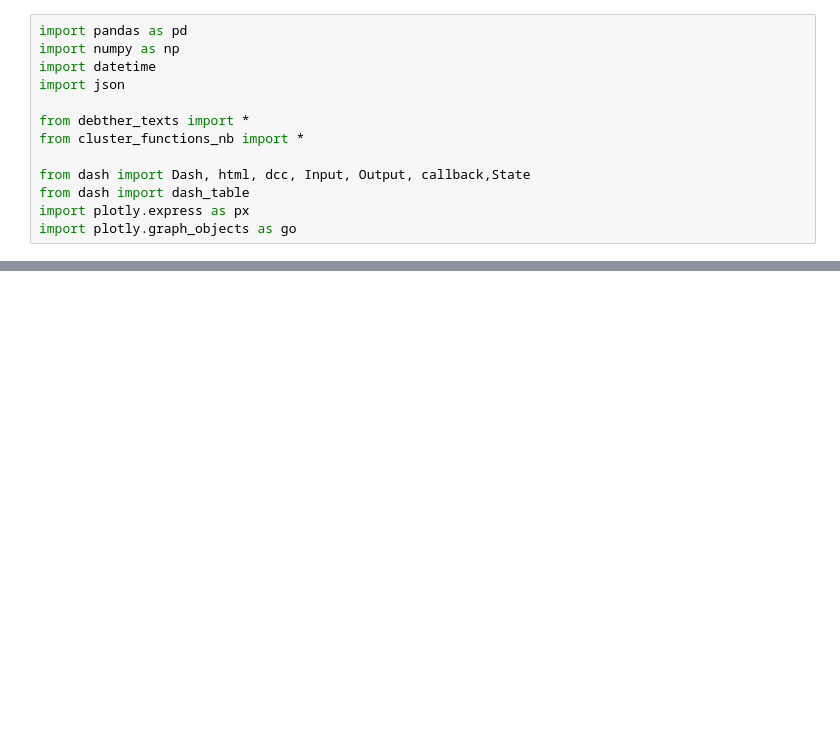
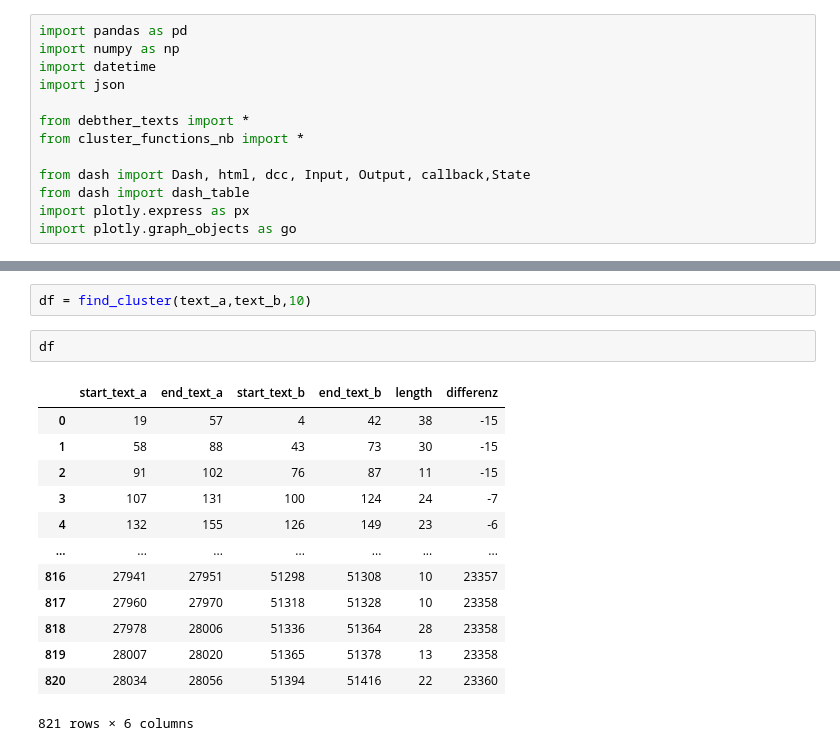
Before and after one commit to AstroMeas/text-cluster-comparison, a Jupyter notebook: text_cluster/debther_web_app.ipynb, the cells around one changed output, grey strips where cells are left out. Cells and saved outputs as stored; diff of their text form; blank space fills up the shorter version.

```diff
--- a/text_cluster/debther_web_app.ipynb
+++ b/text_cluster/debther_web_app.ipynb
@@ -260,0 +370,18 @@ Dash app running on http://127.0.0.1:9092/
+# %%
+df = find_cluster(text_a,text_b,10)
+# %%
+df
+# %% [output]
+|  | start_text_a | end_text_a | start_text_b | end_text_b | length | differenz |
+| 0 | 19 | 57 | 4 | 42 | 38 | -15 |
+| 1 | 58 | 88 | 43 | 73 | 30 | -15 |
+| 2 | 91 | 102 | 76 | 87 | 11 | -15 |
+| 3 | 107 | 131 | 100 | 124 | 24 | -7 |
+| 4 | 132 | 155 | 126 | 149 | 23 | -6 |
+| ... | ... | ... | ... | ... | ... | ... |
+| 816 | 27941 | 27951 | 51298 | 51308 | 10 | 23357 |
+| 817 | 27960 | 27970 | 51318 | 51328 | 10 | 23358 |
+| 818 | 27978 | 28006 | 51336 | 51364 | 28 | 23358 |
+| 819 | 28007 | 28020 | 51365 | 51378 | 13 | 23358 |
+| 820 | 28034 | 28056 | 51394 | 51416 | 22 | 23360 |
+821 rows × 6 columns
```
Also changed, not shown: parts of 5 cells of this notebook, 1 other file.
